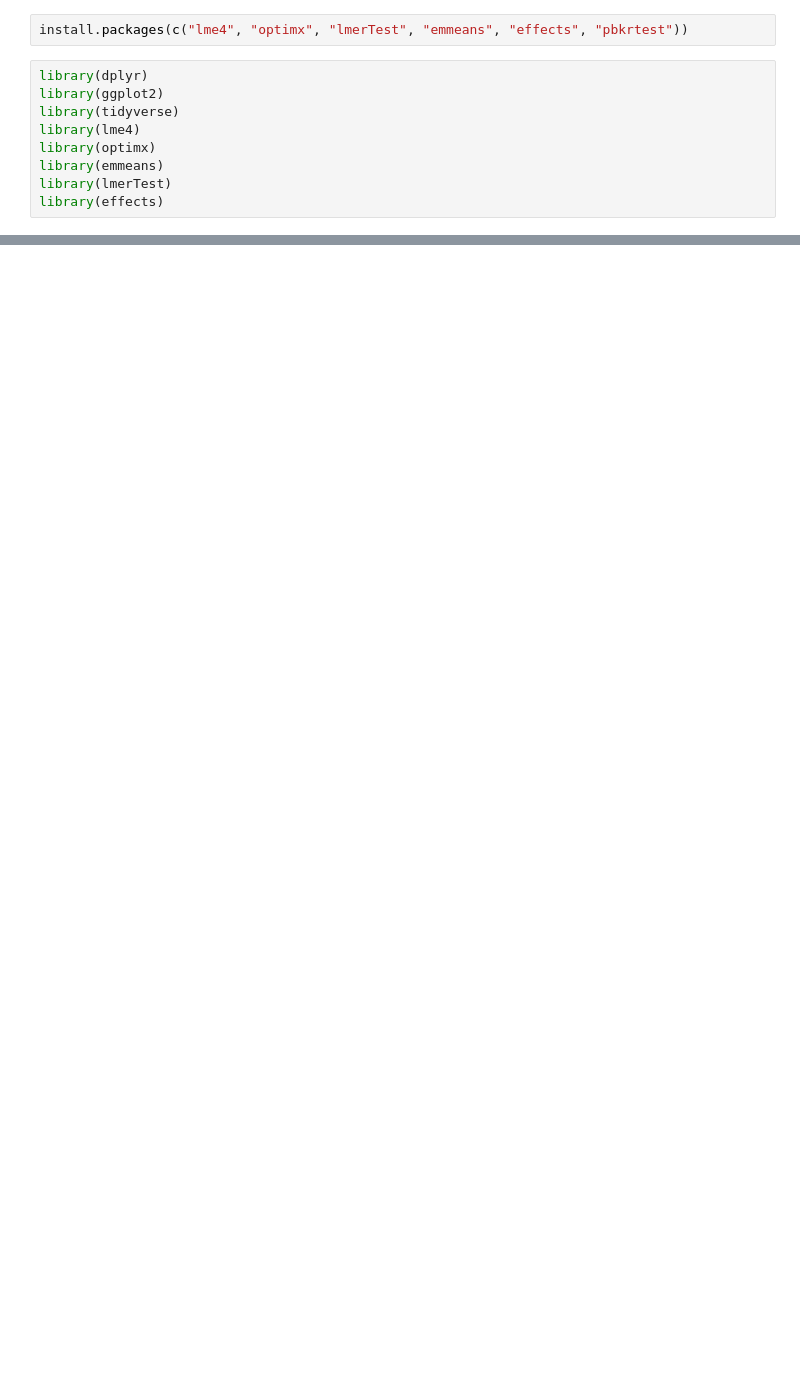
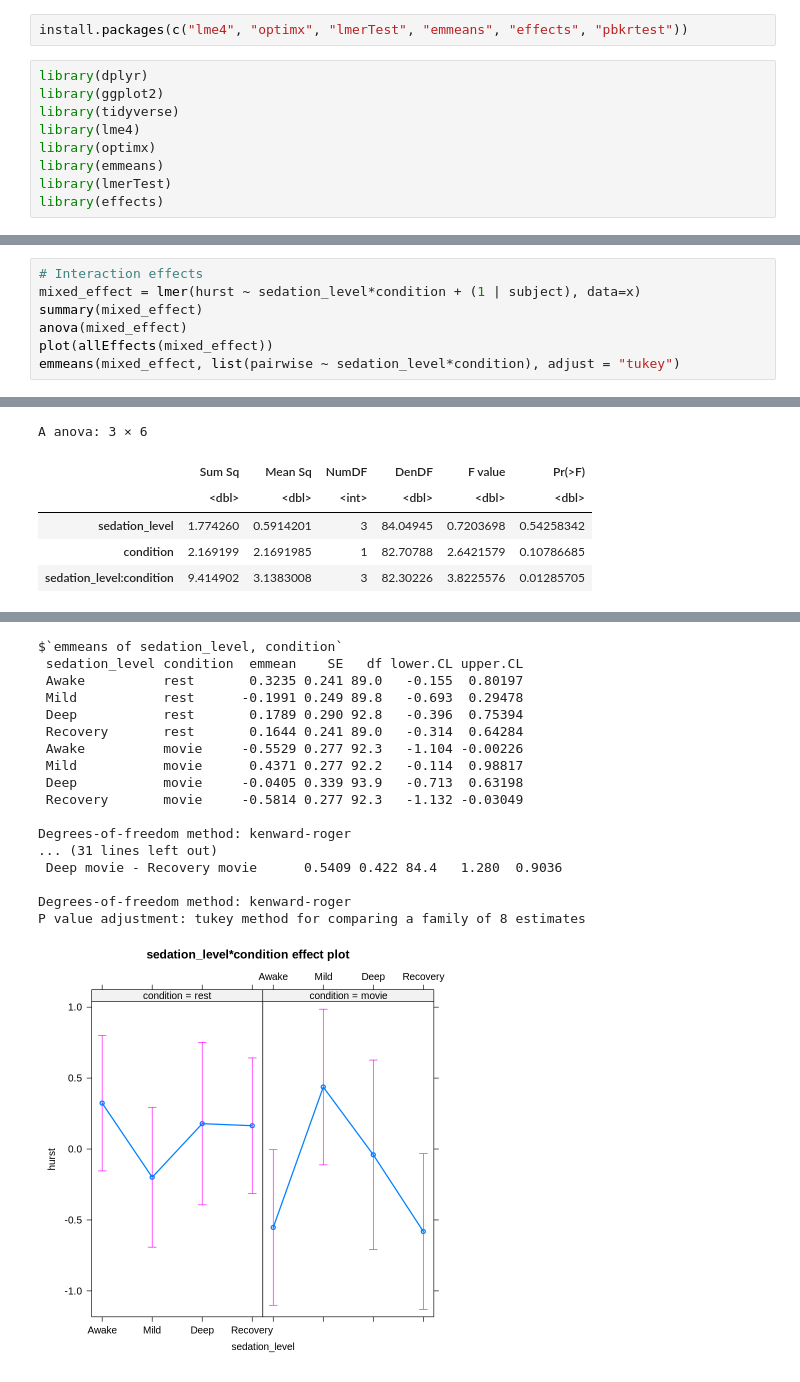
Before and after one commit to MianzhiHu/Propofol, a Jupyter notebook: mixed_effect_model.ipynb, the cells around one changed output, grey strips where cells are left out. Cells and saved outputs as stored; diff of their text form; blank space fills up the shorter version.

```diff
--- a/mixed_effect_model.ipynb
+++ b/mixed_effect_model.ipynb
@@ -166,0 +109,8 @@ emmeans(mixed_effect_total_100, list(pairwise ~ sedation_level*condition), adjus
+# %%
+# Interaction effects
+mixed_effect = lmer(hurst ~ sedation_level*condition + (1 | subject), data=x)
+summary(mixed_effect)
+anova(mixed_effect)
+plot(allEffects(mixed_effect))
+emmeans(mixed_effect, list(pairwise ~ sedation_level*condition), adjust = "tukey")
+# %% [output]
@@ -166,0 +134,6 @@ emmeans(mixed_effect_total_100, list(pairwise ~ sedation_level*condition), adjus
+A anova: 3 × 6
+|  | Sum Sq | Mean Sq | NumDF | DenDF | F value | Pr(>F) |
+|  | <dbl> | <dbl> | <int> | <dbl> | <dbl> | <dbl> |
+| sedation_level | 1.774260 | 0.5914201 | 3 | 84.04945 | 0.7203698 | 0.54258342 |
+| condition | 2.169199 | 2.1691985 | 1 | 82.70788 | 2.6421579 | 0.10786685 |
+| sedation_level:condition | 9.414902 | 3.1383008 | 3 | 82.30226 | 3.8225576 | 0.01285705 |
@@ -166,0 +142,18 @@ emmeans(mixed_effect_total_100, list(pairwise ~ sedation_level*condition), adjus
+$`emmeans of sedation_level, condition`
+ sedation_level condition  emmean    SE   df lower.CL upper.CL
+ Awake          rest       0.3235 0.241 89.0   -0.155  0.80197
+ Mild           rest      -0.1991 0.249 89.8   -0.693  0.29478
+ Deep           rest       0.1789 0.290 92.8   -0.396  0.75394
+ Recovery       rest       0.1644 0.241 89.0   -0.314  0.64284
+ Awake          movie     -0.5529 0.277 92.3   -1.104 -0.00226
+ Mild           movie      0.4371 0.277 92.2   -0.114  0.98817
+ Deep           movie     -0.0405 0.339 93.9   -0.713  0.63198
+ Recovery       movie     -0.5814 0.277 92.3   -1.132 -0.03049
+
+Degrees-of-freedom method: kenward-roger
+... (31 lines left out)
+ Deep movie - Recovery movie      0.5409 0.422 84.4   1.280  0.9036
+
+Degrees-of-freedom method: kenward-roger
+P value adjustment: tukey method for comparing a family of 8 estimates
+[figure, added]
```
Also changed, not shown: parts of 36 cells of this notebook.
